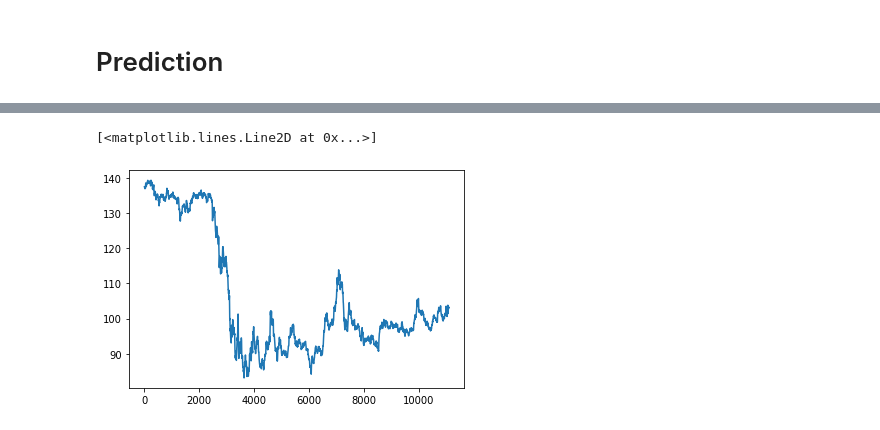
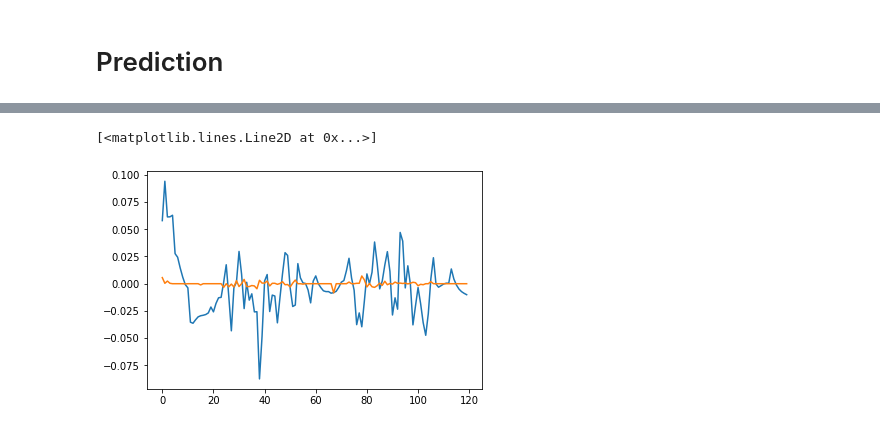
Before and after one commit to crabio/tinkoff-invest-bot, a Jupyter notebook: candles_analyzer/main.ipynb, the cells around one changed output, grey strips where cells are left out. Drawn from its saved outputs; the diff is of its cells as text; code cells hidden in the pictures.

```diff
--- a/candles_analyzer/main.ipynb
+++ b/candles_analyzer/main.ipynb
@@ -184,12 +207,13 @@ print(y_test.shape)
 # %%
 #Build the model
 model = keras.Sequential()
-model.add(layers.LSTM(100, input_shape=(look_back + 1,X_size), return_sequences=True))
-model.add(layers.LSTM(50, input_shape=(100,1)))
+model.add(layers.LSTM(200, input_shape=(look_back + 1,X_size), return_sequences=True))
+model.add(layers.LSTM(200, input_shape=(look_back + 1,X_size), return_sequences=True))
+model.add(layers.LSTM(200, input_shape=(100,1)))
 model.add(layers.Dense(y_size))
 model.compile(loss='mean_squared_error', optimizer='adam', metrics=['accuracy'])
 
-history = model.fit(X_train,y_train,epochs=10,validation_data=(X_test,y_test),shuffle=True,batch_size=100, verbose=2)
+history = model.fit(X_train,y_train,epochs=200,validation_data=(X_test,y_test),shuffle=True,batch_size=100, verbose=2)
 
 # summarize history for accuracy
 plt.plot(history.history['acc'])
@@ -244,5 +250,10 @@ y_pred_test = model.predict(X_test)
-# %%
-plt.plot(output_scaler.inverse_transform(y_pred_test)[:,0])
-# %% [output]
-[<matplotlib.lines.Line2D at 0x...>]
-[figure, removed]
+# %%
+y_pred_test = model.predict(X_test)
+
+# plt.plot(output_scaler.inverse_transform(y_pred_test)[:,0])
+# plt.plot(output_scaler.inverse_transform(y_test)[:,0])
+plt.plot(y_pred_test[:,0])
+plt.plot(y_test.iloc[:,0].values)
+# %% [output]
+[<matplotlib.lines.Line2D at 0x...>]
+[figure, added]
```
Also changed, not shown: parts of 14 cells of this notebook, 1 other file.
